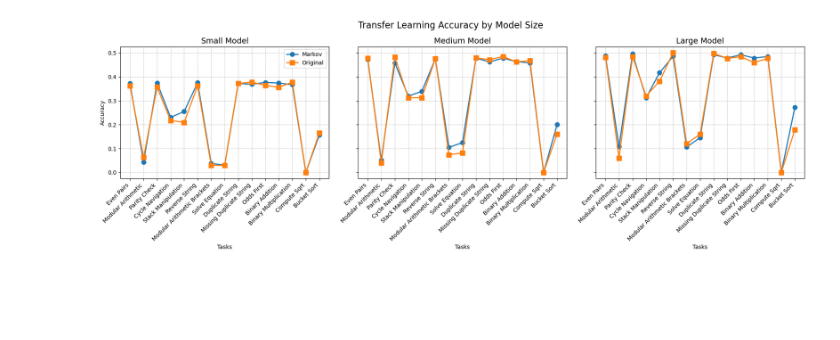
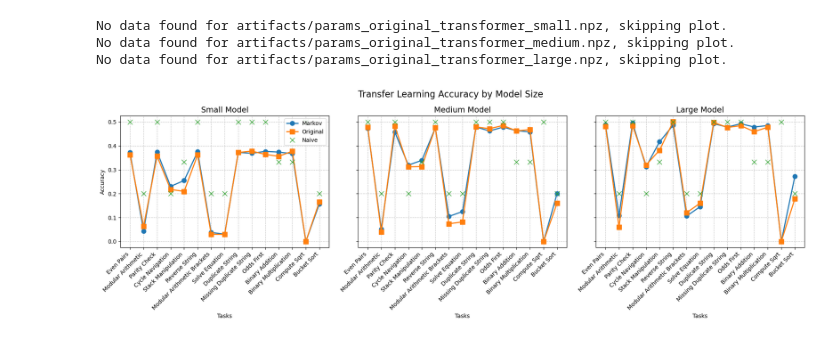
Before and after one commit to lazypanda10117/Learning-UTM, a Jupyter notebook: display_results.ipynb, the cells around one changed output. Drawn from its saved outputs; the diff is of its cells as text; code cells hidden in the pictures; blank space fills up the shorter version.

```diff
--- a/display_results.ipynb
+++ b/display_results.ipynb
@@ -44,7 +57,7 @@ import matplotlib.pyplot as plt
 with open('artifacts/chomsky_results.json', 'r') as f:
     chomsky_results = json.load(f)
 
-model_types = ["markov", "original"]
+model_types = ["markov", "original", "naive"] # "baseline"
 model_sizes = ["small", "medium", "large"]  # Adjust order if desired
 tasks = [
     "even_pairs",
@@ -75,6 +88,8 @@ fig.suptitle("Transfer Learning Accuracy by Model Size", fontsize=16)
 type_styles = {
     "markov":    {"color": "C0", "marker": "o"},
     "original":  {"color": "C1", "marker": "s"},
+    # "random":  {"color": "C2", "marker": "d"},
+    "naive":  {"color": "C3", "marker": "x"},
 }
 
 # Iterate over model sizes and subplots
@@ -83,6 +98,39 @@ for i, model_size in enumerate(model_sizes):
 
     # Plot each model type on the current subplot
     for model_type in model_types:
+        if model_type == "naive":
+            # This is the accuracy if we just randomly predict the next token (from the set of allowable tokens)
+            accuracy_map = {
+                "even_pairs": 1/2,
+                "modular_arithmetic": 1/5,
+                "parity_check": 1/2,
+                "cycle_navigation": 1/5,
+                "stack_manipulation": 1/3,
+                "reverse_string": 1/2,
+                "modular_arithmetic_brackets": 1/5,
+                "solve_equation": 1/5,
+                "duplicate_string": 1/2,
+                "missing_duplicate_string": 1/2,
+                "odds_first": 1/2,
+                "binary_addition": 1/3,
+                "binary_multiplication": 1/3,
+                "compute_sqrt": 1/2,
+                "bucket_sort": 1/5,
+            }
+            accuracies = list(accuracy_map.values())
+
+            # Plot the accuracy of naive predictor
+            style = type_styles.get(model_type, {})
+            ax.plot(
+                x,
+                accuracies,
+                label=model_type.capitalize(),
+                linestyle="None",
+                markersize=8,
+                **style
+            )
+            continue
+
         # Construct the key used in chomsky_results
         model_key = f"artifacts/params_{model_type}_transformer_{model_size}.npz"
         if model_key in chomsky_results:
@@ -96,33 +144,39 @@ for i, model_size in enumerate(model_sizes):
 
             # Plot the accuracy curve for this model_type
             style = type_styles.get(model_type, {})
             ax.plot(
                 x,
                 accuracies,
                 label=model_type.capitalize(),
                 linewidth=2,
                 markersize=8,
                 **style
             )
         else:
-            # If no data is found for this model, you can skip or log a warning
-            print(f"No data found for {model_key}, skipping plot.")
+            raise ValueError(f"No data found for {model_key}, skipping plot.")
+
+    else:
+        # If no data is found for this model, you can skip or log a warning
+        print(f"No data found for {model_key}, skipping plot.")
 
     # Format the subplot
     ax.set_title(f"{model_size.capitalize()} Model", fontsize=14)
     ax.set_xticks(x)
     ax.set_xticklabels([t.replace('_', ' ').title() for t in tasks], rotation=45, ha='right')
     ax.set_xlabel("Tasks")
     ax.grid(True, linestyle="--", alpha=0.7)
 
 # Share the Y-axis label across subplots
 axs[0].set_ylabel("Accuracy")
 
 # Put a legend on the first (or any) subplot.
 # Alternatively, use a single legend for all subplots with fig.legend(...)
 axs[0].legend(loc="best")
 
 plt.tight_layout()
 plt.show()
 # %% [output]
+No data found for artifacts/params_original_transformer_small.npz, skipping plot.
+No data found for artifacts/params_original_transformer_medium.npz, skipping plot.
+No data found for artifacts/params_original_transformer_large.npz, skipping plot.
-[figure, old version]
+[figure, new version]
```
Also changed, not shown: parts of 2 cells of this notebook, 5 other files.
